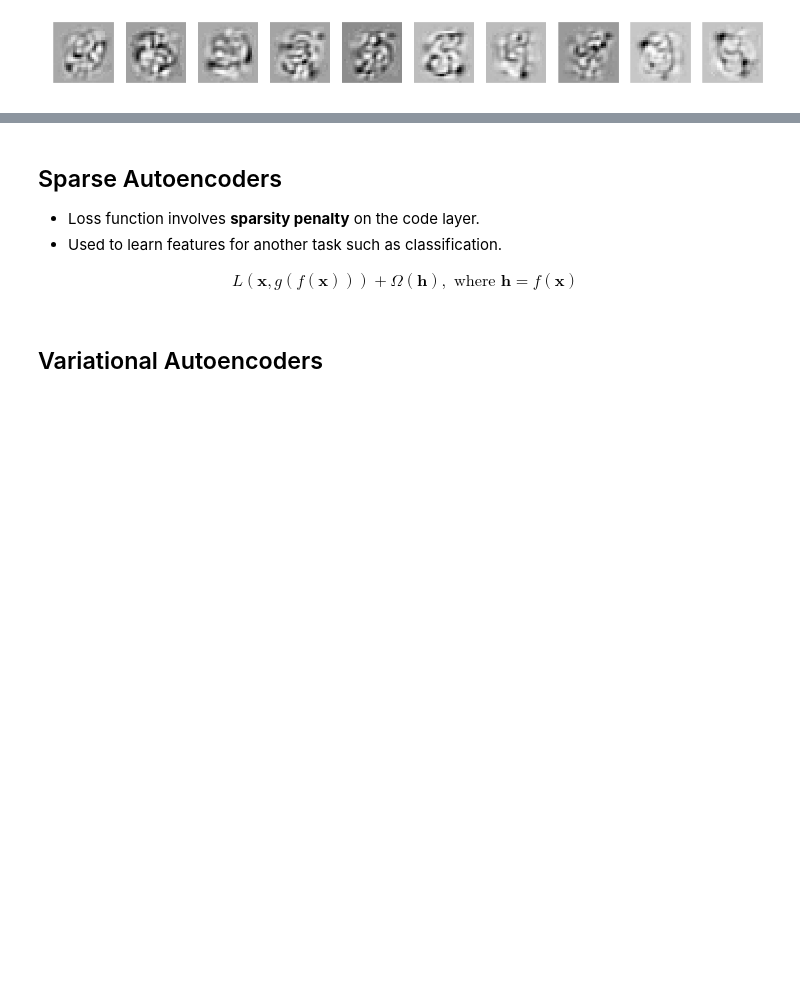
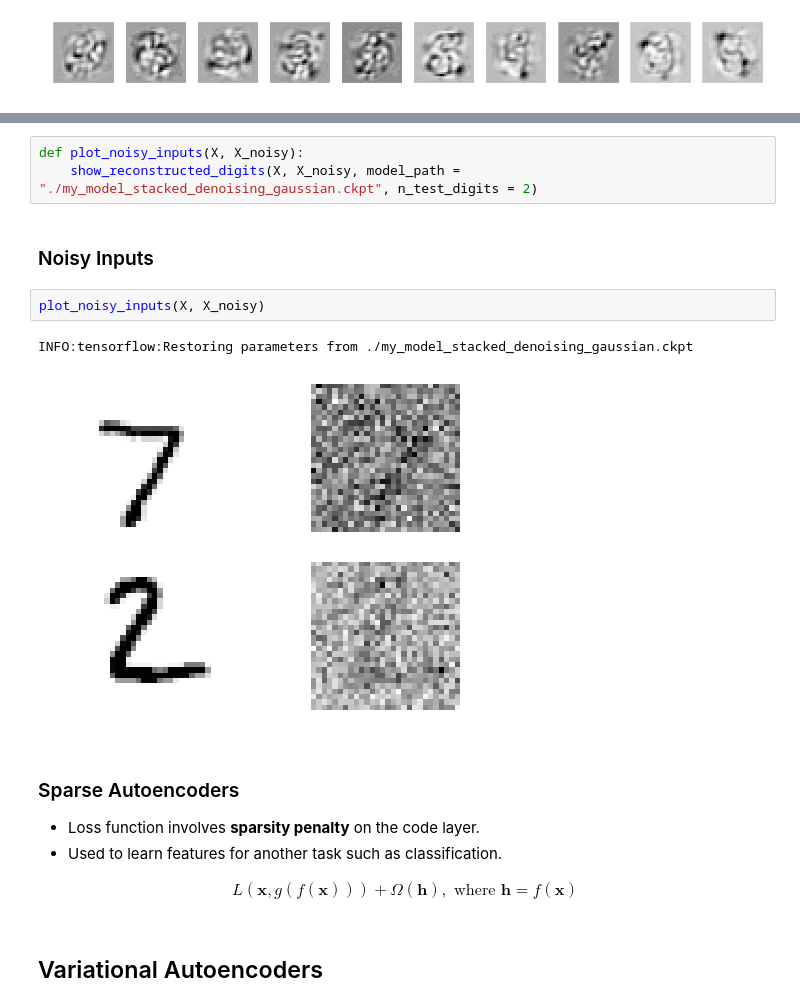
Before and after one commit to gelazari/autoencoder-meetup, a Jupyter notebook: autoencoders.ipynb, the cells around one changed output, grey strips where cells are left out. Saved outputs shown, nothing was run; the diff lists cells and outputs as text; blank space fills up the shorter version.

```diff
--- a/autoencoders.ipynb
+++ b/autoencoders.ipynb
@@ -516,5 +602,15 @@ plot_features_from_first_hidden_layer(weights1_val)
+# %%
+def plot_noisy_inputs(X, X_noisy):
+    show_reconstructed_digits(X, X_noisy, model_path = "./my_model_stacked_denoising_gaussian.ckpt", n_test_digits = 2)
+# %% [markdown]
+### Noisy Inputs
+# %%
+plot_noisy_inputs(X, X_noisy)
+# %% [output]
+INFO:tensorflow:Restoring parameters from ./my_model_stacked_denoising_gaussian.ckpt
+[figure, added]
 # %% [markdown]
-## Sparse Autoencoders
+### Sparse Autoencoders
 
 * Loss function involves **sparsity penalty** on the code layer.
 * Used to learn features for another task such as classification.
```
Also changed, not shown: parts of 10 cells of this notebook.
